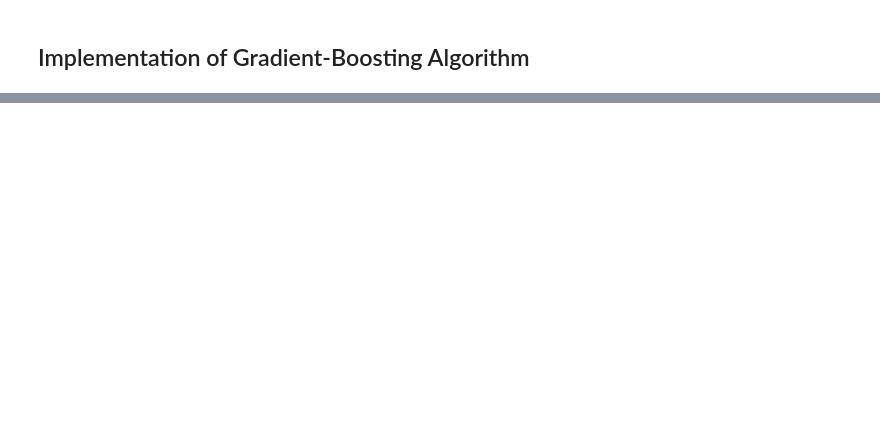
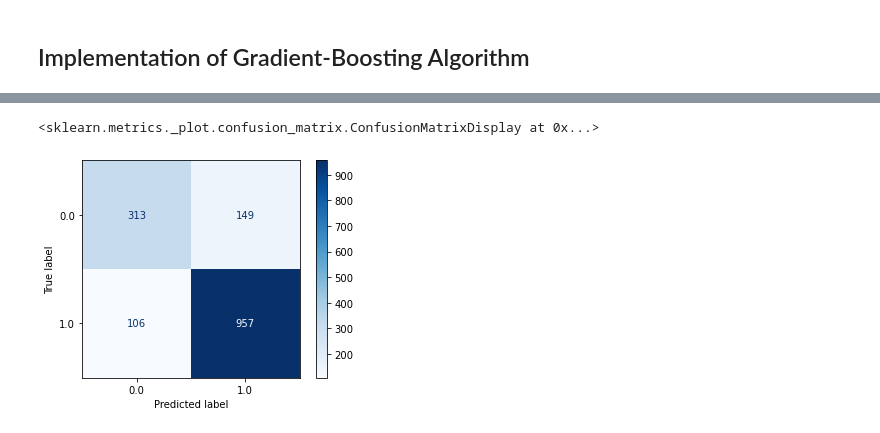
Before and after one commit to BharatKanzariya/Freelancer_Project, a Jupyter notebook: Election_data_analysis/Election.ipynb, the cells around one changed output, grey strips where cells are left out. Cells and saved outputs as stored; diff of their text form; code cells hidden in the pictures; blank space fills up the shorter version.

```diff
--- a/Election_data_analysis/Election.ipynb
+++ b/Election_data_analysis/Election.ipynb
@@ -602,0 +557,6 @@ Accuracy of model using GradientBoostingRegressor: 0.5206021832816384
+# %%
+# plot confusin matrix for Naive bays
+plot_confusion_matrix(best_gnb_clf,x_final,y_final,cmap=plt.cm.Blues)
+# %% [output]
+<sklearn.metrics._plot.confusion_matrix.ConfusionMatrixDisplay at 0x...>
+[figure, added]
```
Also changed, not shown: parts of 36 cells of this notebook, 1 other file.
